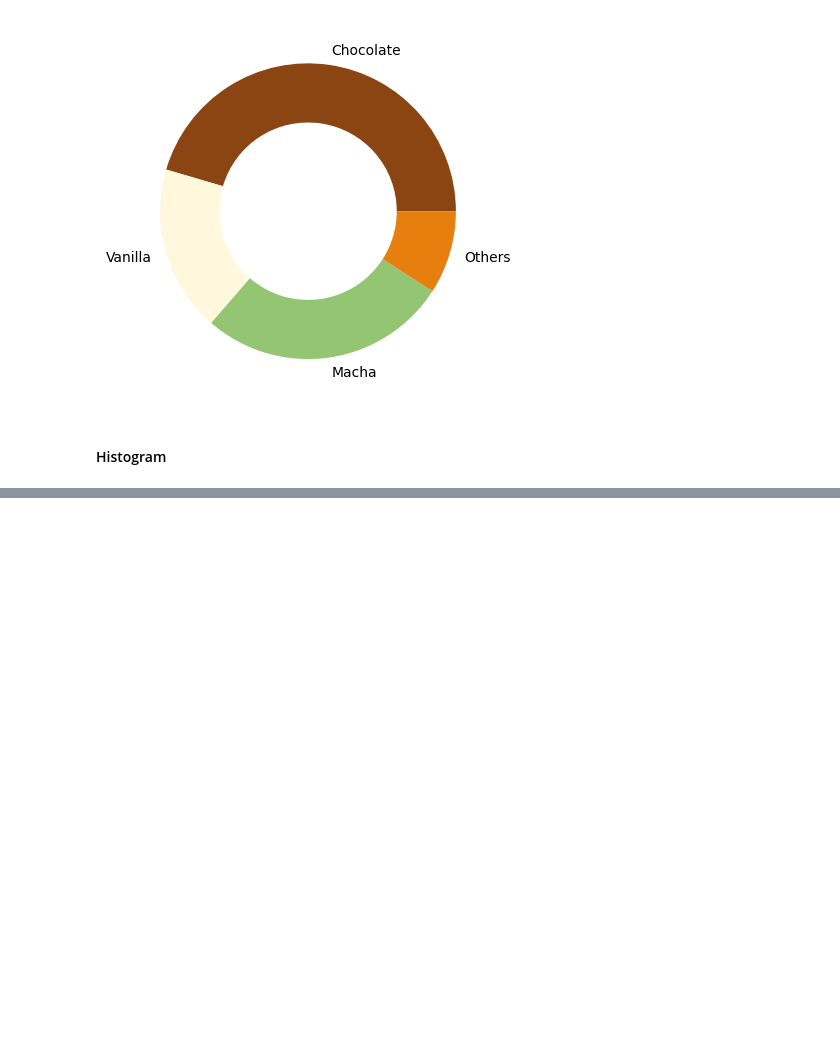
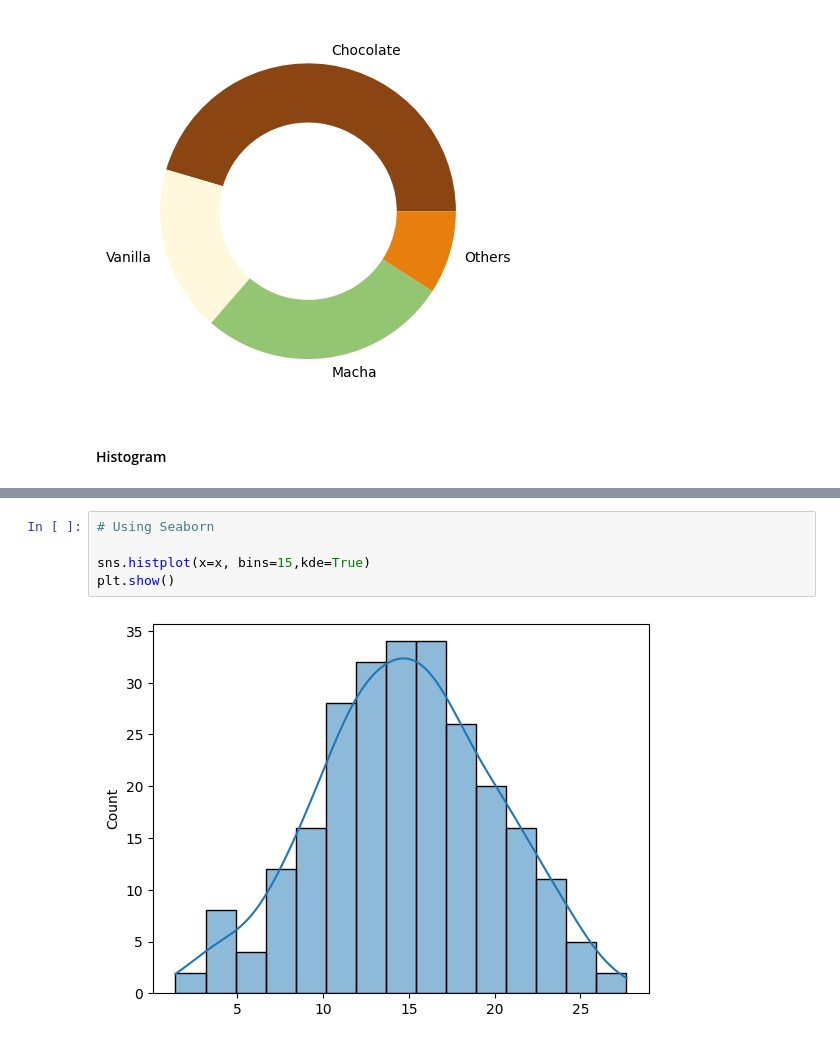
Before and after one commit to Bayhaqieee/AI, a Jupyter notebook: Bangkit/Data Analysis/data_visualization_univariate.ipynb, the cells around one changed output, grey strips where cells are left out. Drawn from its saved outputs; the diff is of its cells as text; blank space fills up the shorter version.

```diff
--- a/Bangkit/Data Analysis/data_visualization.ipynb
+++ b/Bangkit/Data Analysis/data_visualization_univariate.ipynb
@@ -90,0 +105,7 @@ plt.pie(
+# %%
+# Using Seaborn
+
+sns.histplot(x=x, bins=15,kde=True)
+plt.show()
+# %% [output]
+[figure, added]
```
Also changed, not shown: parts of 4 cells of this notebook.
